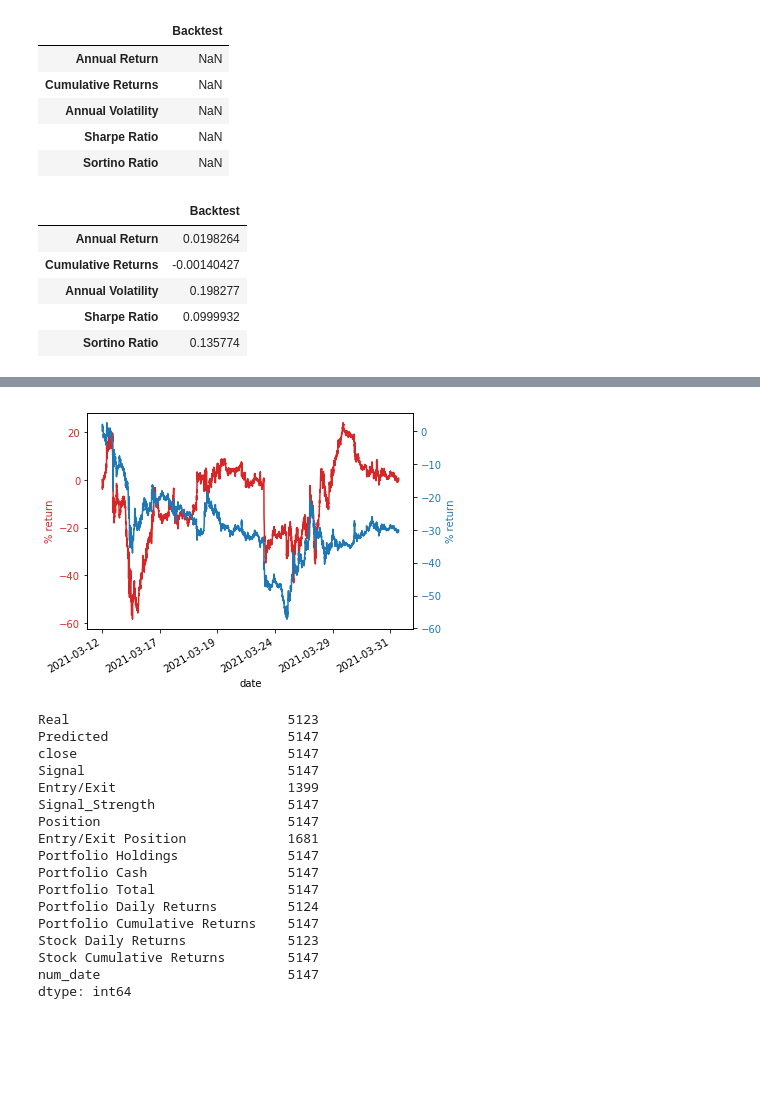
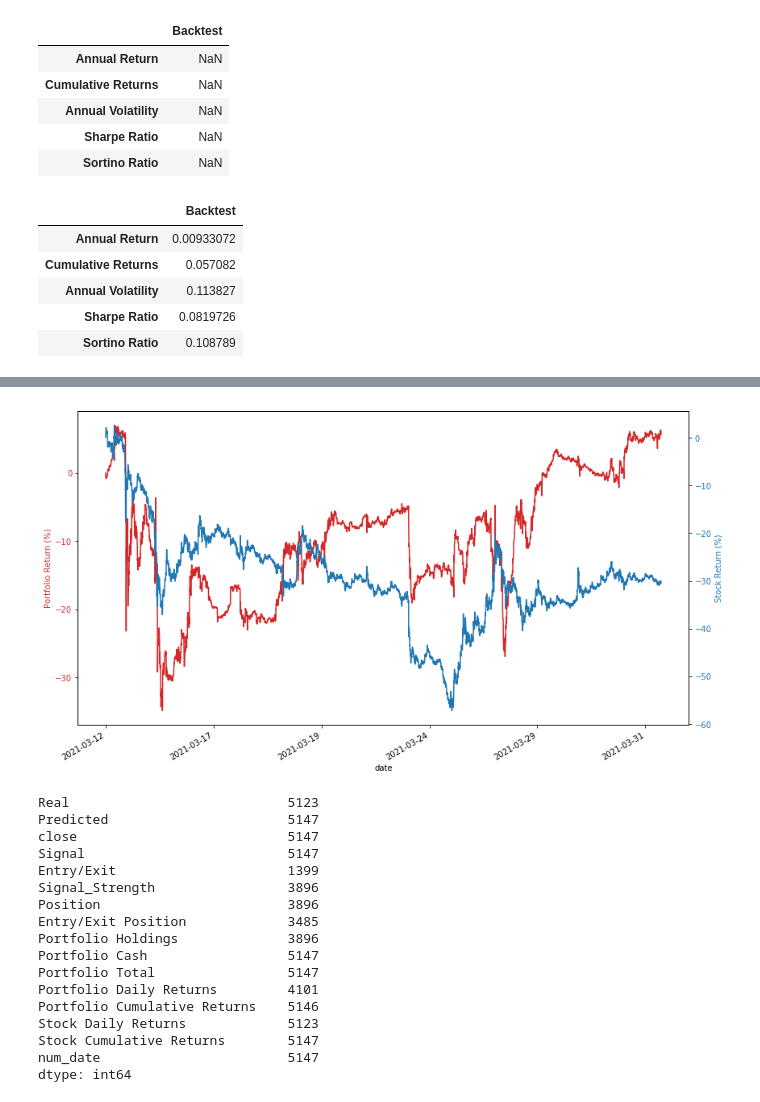
Before and after one commit to vweinblatt123/CF-Project2, a Jupyter notebook: Victor/trading_strategy.ipynb, the cells around one changed output, grey strips where cells are left out. Saved outputs shown, nothing was run; the diff lists cells and outputs as text; code cells hidden in the pictures; blank space fills up the shorter version.

```diff
--- a/Victor/trading_strategy.ipynb
+++ b/Victor/trading_strategy.ipynb
@@ -9,6 +9,16 @@ warnings.filterwarnings('ignore')
 # %% [output]
 [interactive output not drawn]
 [interactive output not drawn]
+# %%
+file_pathS = Path("../WEIRONG/Results/GME.csv")
+df_data = pd.read_csv(file_pathS, infer_datetime_format = True, parse_dates = True, index_col = "date_time")
+df_data.sort_index(inplace=True)
+
+df_data = df_data[df_data.index > pd.Timestamp("2021-01-28")]
+df_data = df_data[df_data.index < pd.Timestamp("2021-03-12")]
+
+mean = df_data['return'].mean()
+std  = df_data['return'].std()
 # %%
 file_path = Path("predictions.csv")
 signals_df = pd.read_csv(file_path, infer_datetime_format = True, parse_dates = True, index_col = "date_time")
@@ -16,9 +26,10 @@ signals_df.sort_index(inplace=True)
 # %%
 signals_df['Signal'] = np.sign(signals_df['Predicted'])
 signals_df['Entry/Exit'] = signals_df['Signal'].diff()
-signals_df['Signal_Strength'] = np.where(signals_df['Predicted'] > 0.001,   2,
-                                np.where(signals_df['Predicted'] > 0,      1,
-                                np.where(signals_df['Predicted'] > -0.001, -1,
-                                -2 )))
+signals_df['Signal_Strength'] = round(((signals_df['Predicted'] - mean) / std ) * 2,0)
+# signals_df['Signal_Strength'] = np.where(signals_df['Predicted'] > 0.001,   2,
+#                                 np.where(signals_df['Predicted'] > 0,      1,
+#                                 np.where(signals_df['Predicted'] > -0.001, -1,
+#                                 -2 )))
 signals_df.dropna(inplace=True)
 # %%
@@ -32,7 +43,7 @@ signals_df.dropna(inplace=True)
 initial_capital = float(1000000)
 
 # Set the share size
-share_size = round(initial_capital/signals_df['close'][0],0)
+share_size = round(initial_capital/(signals_df['close'][0]*2),0)
 
 # Take a share position based on signal_strength
 signals_df['Position'] = share_size * signals_df['Signal_Strength']
@@ -65,7 +76,7 @@ signals_df['Stock Daily Returns'] = signals_df['close'].pct_change()
 signals_df['Stock Cumulative Returns'] = (1 + signals_df['Stock Daily Returns']).cumprod() - 1
 
 # Print the DataFrame
-signals_df.tail()
+signals_df.head()
 # %% [output]
 |  | Real | Predicted | close | Signal | Entry/Exit | Signal_Strength | Position | Entry/Exit Position | ... |
 | date_time |  |  |  |  |  |  |  |  | ... |
@@ -133,11 +144,11 @@ portfolio_evaluation_df.loc['Sortino Ratio'] = sortino_ratio
 portfolio_evaluation_df.head()
 # %% [output]
 |  | Backtest |
-| Annual Return | 0.0198264 |
-| Cumulative Returns | -0.00140427 |
-| Annual Volatility | 0.198277 |
-| Sharpe Ratio | 0.0999932 |
-| Sortino Ratio | 0.135774 |
+| Annual Return | 0.00933072 |
+| Cumulative Returns | 0.057082 |
+| Annual Volatility | 0.113827 |
+| Sharpe Ratio | 0.0819726 |
+| Sortino Ratio | 0.108789 |
 # %%
 # Visualize exit position relative to total portfolio value
 entry = signals_df[signals_df['Entry/Exit'] == -2.0]['Portfolio Total'].hvplot.scatter(
@@ -183,37 +194,37 @@ class MyFormatter(Formatter):
         self.dates = dates
         self.fmt = fmt
 
     def __call__(self, x, pos=0):
         'Return the label for time x at position pos'
         ind = int(np.round(x))
         if ind >= len(self.dates) or ind < 0:
             return ''
 
         return num2date(self.dates[ind]).strftime(self.fmt)
 
 formatter = MyFormatter(signals_df['num_date'])
 
-fig, ax1 = plt.subplots()
+fig, ax1 = plt.subplots(figsize=(12,7))
 
 color = 'tab:red'
 ax1.set_xlabel('date')
-ax1.set_ylabel('% return', color=color)
+ax1.set_ylabel('Portfolio Return (%)', color=color)
 ax1.xaxis.set_major_formatter(formatter)
 ax1.plot(np.arange(len(signals_df)), signals_df['Portfolio Cumulative Returns']*100, '-', color = color)
 ax1.tick_params(axis='y', labelcolor=color)
 
 ax2 = ax1.twinx()  # instantiate a second axes that shares the same x-axis
 
 color = 'tab:blue'
-ax2.set_ylabel('% return', color=color)  # we already handled the x-label with ax1
+ax2.set_ylabel('Stock Return (%)', color=color)  # we already handled the x-label with ax1
 ax2.plot(np.arange(len(signals_df)), signals_df['Stock Cumulative Returns']*100, '-', color = color)
 ax2.tick_params(axis='y', labelcolor=color)
 
 fig.tight_layout()  # otherwise the right y-label is slightly clipped
 fig.autofmt_xdate()
 plt.show()
 # %% [output]
-[figure, old version]
+[figure, new version]
 # %%
 signals_df.astype(bool).sum(axis=0)
 # %% [output]
@@ -222,14 +233,14 @@ Predicted                       5147
 close                           5147
 Signal                          5147
 Entry/Exit                      1399
-Signal_Strength                 5147
-Position                        5147
-Entry/Exit Position             1681
-Portfolio Holdings              5147
+Signal_Strength                 3896
+Position                        3896
+Entry/Exit Position             3485
+Portfolio Holdings              3896
 Portfolio Cash                  5147
 Portfolio Total                 5147
-Portfolio Daily Returns         5124
-Portfolio Cumulative Returns    5147
+Portfolio Daily Returns         4101
+Portfolio Cumulative Returns    5146
 Stock Daily Returns             5123
 Stock Cumulative Returns        5147
 num_date                        5147
```
Also changed, not shown: parts of 3 cells of this notebook, 3 other files.
